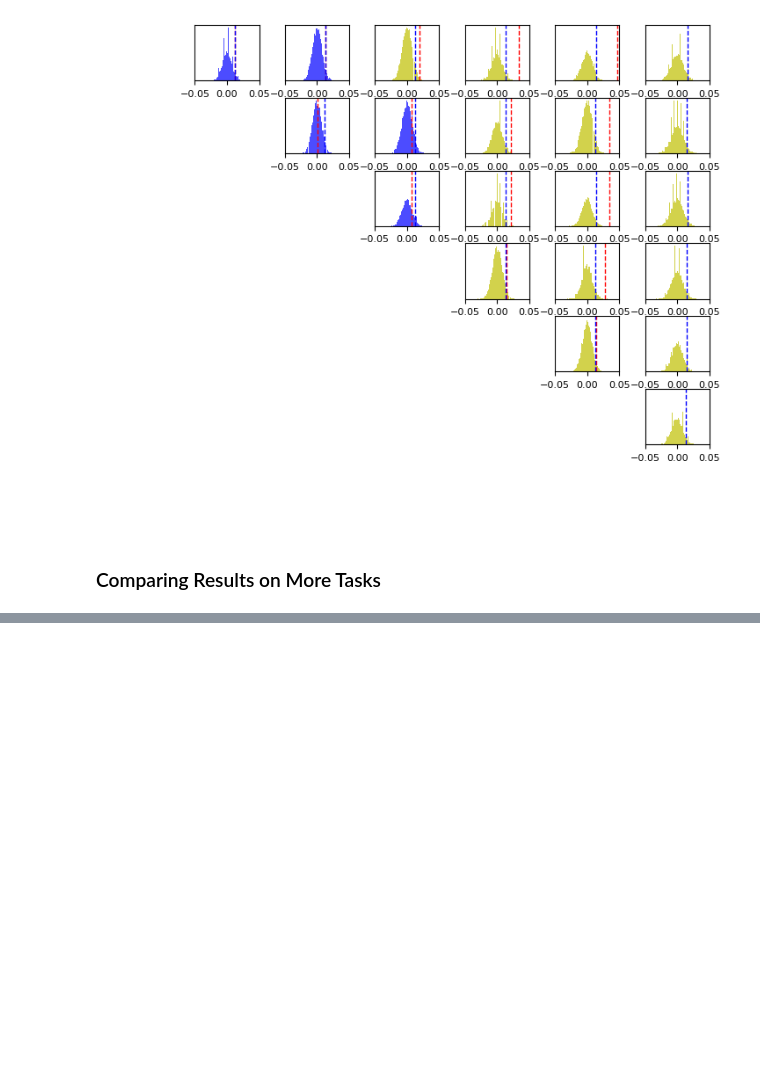
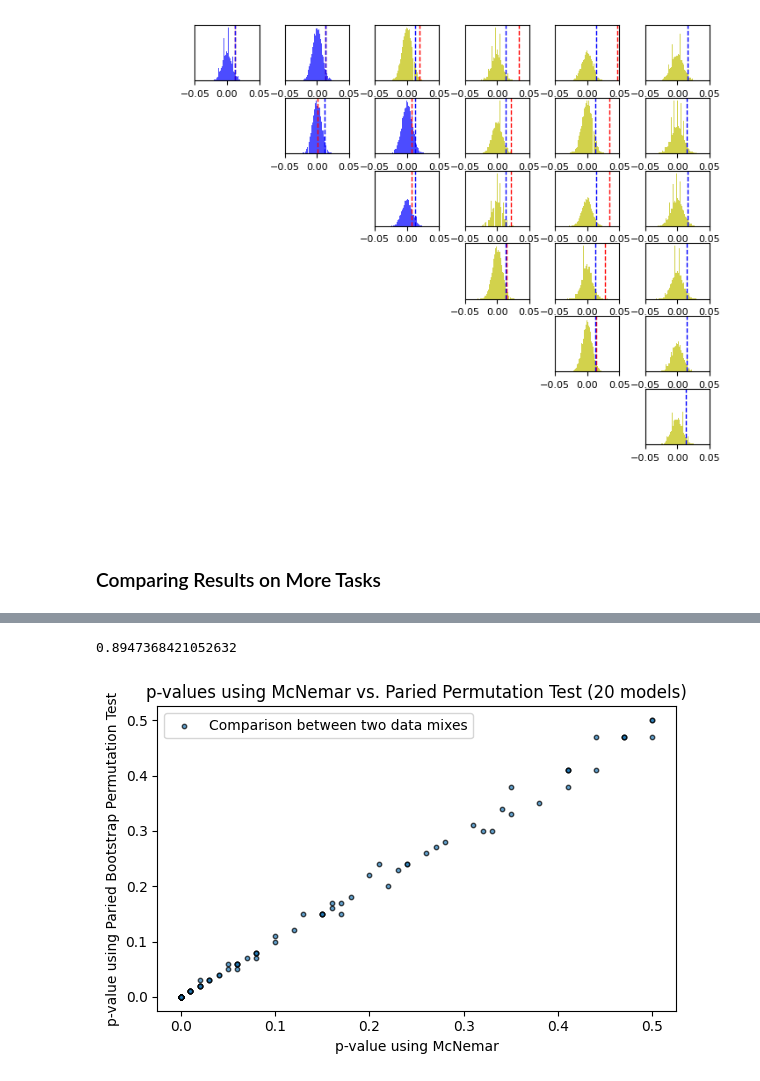
Before and after one commit to davidheineman/new-evals, a Jupyter notebook: analysis/notebooks/variance.ipynb, the cells around one changed output, grey strips where cells are left out. Saved outputs shown, nothing was run; the diff lists cells and outputs as text; code cells hidden in the pictures; blank space fills up the shorter version.

Commit message:
add mcnemar

```diff
--- a/analysis/notebooks/variance.ipynb
+++ b/analysis/notebooks/variance.ipynb
@@ -314,0 +342,59 @@ fig.tight_layout()
+# %%
+from utils.power import run_mcnemar
+
+oneb_models = [model for model in MODELS if '1B' in model]
+
+# Compute p-values with mcnemar
+mixes, scores = get_nd_array(df, 'model', model=oneb_models, task='arc_challenge', metric='acc_per_char', step='max', sorted=True)
+n = scores.shape[0]
+p_values_mcnemar = np.zeros((n, n))
+for i in range(n):
+    for j in range(i + 1, n):
+        A, B = scores[i], scores[j]
+        table = np.array([[np.sum((A == 1) & (B == 1)), np.sum((A == 1) & (B == 0))],
+                          [np.sum((A == 0) & (B == 1)), np.sum((A == 0) & (B == 0))]]) / len(A)
+        agreement_rate = table[0, 0] + table[1, 1]
+        acc_a, acc_b = A.mean(), B.mean()
+        _, pvalue = run_mcnemar(acc_a, acc_b, agreement_rate, len(A))
+        p_values_mcnemar[i, j] = pvalue
+
+# Compute p-values with paired bootstrap
+sig_results, all_p_values, ax = compute_significance(
+    df,
+    models=oneb_models,
+    metric='acc_per_char',
+    tasks=['arc_challenge'],
+    alpha=0.05,
+    do_plot=False
+)
+_, _, p_values_bootstrap = all_p_values['arc_challenge']
+
+# Get % equivalent entries to 2 decimal places
+mask = np.triu(np.ones_like(p_values_bootstrap, dtype=bool), k=1)
+rounded_bootstrap_upper = np.round(p_values_bootstrap, 2)[mask]
+rounded_mcnemar_upper = np.round(p_values_mcnemar/2, 2)[mask]
+(rounded_bootstrap_upper == rounded_mcnemar_upper).mean()
+# %% [output]
+0.8947368421052632
+# %%
+fig, ax = plt.subplots(figsize=(6, 4))
+ax.scatter(
+    rounded_mcnemar_upper,
+    rounded_bootstrap_upper,
+    alpha=0.7,
+    edgecolors="k",
+    s=10,
+    label="Comparison between two data mixes",
+)
+
+min_bound = min(min(rounded_mcnemar_upper), min(rounded_bootstrap_upper))
+max_bound = max(max(rounded_mcnemar_upper), max(rounded_bootstrap_upper))
+
+ax.set_title("p-values using McNemar vs. Paried Permutation Test (20 models)")
+ax.set_xlabel("p-value using McNemar")
+ax.set_ylabel("p-value using Paried Bootstrap Permutation Test")
+ax.legend()
+plt.tight_layout()
+plt.show()
+# %% [output]
+[figure, added]
```
Also changed, not shown: parts of 2 cells of this notebook.
